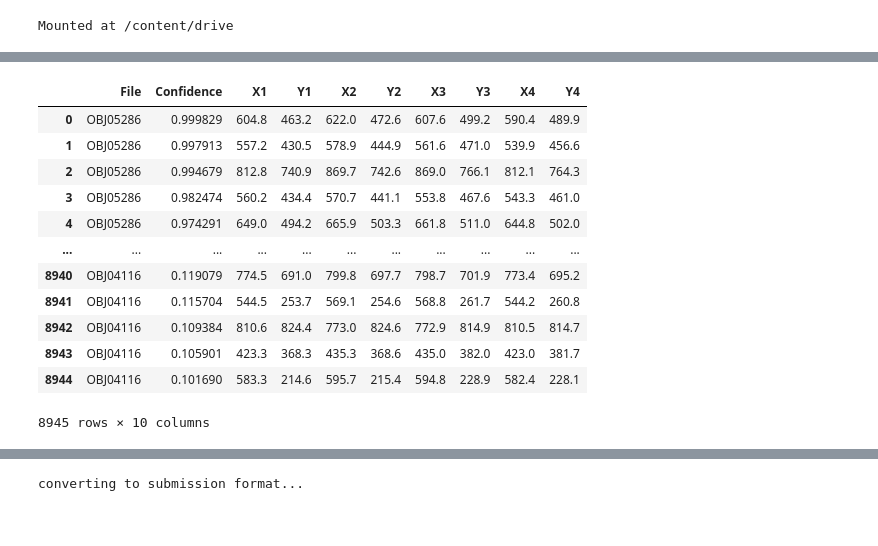
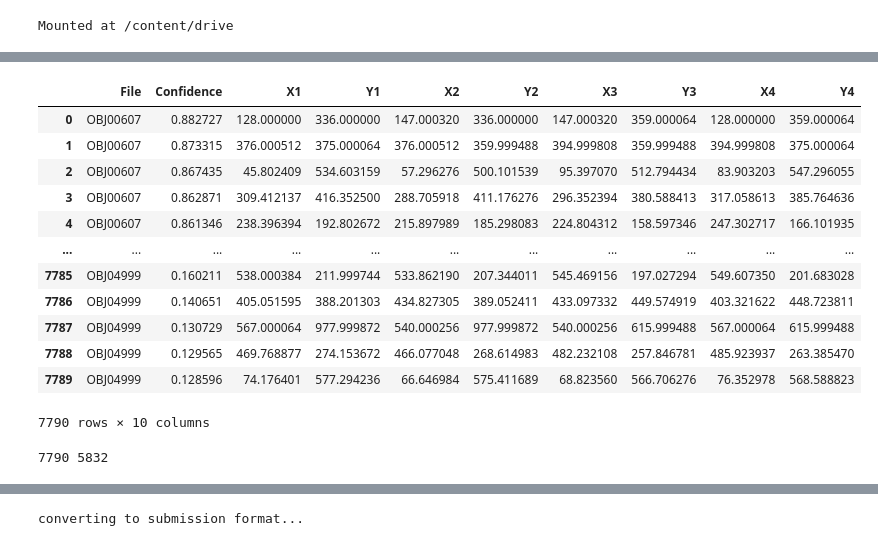
Before and after one commit to Aprilistic/42AI-Container-Detection-in-SAI, a Jupyter notebook: detect_nms.ipynb, the cells around one changed output, grey strips where cells are left out. Saved outputs shown, nothing was run; the diff lists cells and outputs as text; code cells hidden in the pictures.

```diff
--- a/detect_nms.ipynb
+++ b/detect_nms.ipynb
@@ -36,16 +21,0 @@ df = pd.read_csv('60000_wo_backbone.csv')
-# %%
-df
-# %% [output]
-|  | File | Confidence | X1 | Y1 | X2 | Y2 | X3 | Y3 | X4 | Y4 |
-| 0 | OBJ05286 | 0.999829 | 604.8 | 463.2 | 622.0 | 472.6 | 607.6 | 499.2 | 590.4 | 489.9 |
-| 1 | OBJ05286 | 0.997913 | 557.2 | 430.5 | 578.9 | 444.9 | 561.6 | 471.0 | 539.9 | 456.6 |
-| 2 | OBJ05286 | 0.994679 | 812.8 | 740.9 | 869.7 | 742.6 | 869.0 | 766.1 | 812.1 | 764.3 |
-| 3 | OBJ05286 | 0.982474 | 560.2 | 434.4 | 570.7 | 441.1 | 553.8 | 467.6 | 543.3 | 461.0 |
-| 4 | OBJ05286 | 0.974291 | 649.0 | 494.2 | 665.9 | 503.3 | 661.8 | 511.0 | 644.8 | 502.0 |
-| ... | ... | ... | ... | ... | ... | ... | ... | ... | ... | ... |
-| 8940 | OBJ04116 | 0.119079 | 774.5 | 691.0 | 799.8 | 697.7 | 798.7 | 701.9 | 773.4 | 695.2 |
-| 8941 | OBJ04116 | 0.115704 | 544.5 | 253.7 | 569.1 | 254.6 | 568.8 | 261.7 | 544.2 | 260.8 |
-| 8942 | OBJ04116 | 0.109384 | 810.6 | 824.4 | 773.0 | 824.6 | 772.9 | 814.9 | 810.5 | 814.7 |
-| 8943 | OBJ04116 | 0.105901 | 423.3 | 368.3 | 435.3 | 368.6 | 435.0 | 382.0 | 423.0 | 381.7 |
-| 8944 | OBJ04116 | 0.101690 | 583.3 | 214.6 | 595.7 | 215.4 | 594.8 | 228.9 | 582.4 | 228.1 |
-8945 rows × 10 columns
@@ -51,0 +25,22 @@ df
+# %%
+df1
+# %% [output]
+|  | File | Confidence | X1 | Y1 | X2 | Y2 | X3 | Y3 | X4 | Y4 |
+| 0 | OBJ00607 | 0.882727 | 128.000000 | 336.000000 | 147.000320 | 336.000000 | 147.000320 | 359.000064 | 128.000000 | 359.000064 |
+| 1 | OBJ00607 | 0.873315 | 376.000512 | 375.000064 | 376.000512 | 359.999488 | 394.999808 | 359.999488 | 394.999808 | 375.000064 |
+| 2 | OBJ00607 | 0.867435 | 45.802409 | 534.603159 | 57.296276 | 500.101539 | 95.397070 | 512.794434 | 83.903203 | 547.296055 |
+| 3 | OBJ00607 | 0.862871 | 309.412137 | 416.352500 | 288.705918 | 411.176276 | 296.352394 | 380.588413 | 317.058613 | 385.764636 |
+| 4 | OBJ00607 | 0.861346 | 238.396394 | 192.802672 | 215.897989 | 185.298083 | 224.804312 | 158.597346 | 247.302717 | 166.101935 |
+| ... | ... | ... | ... | ... | ... | ... | ... | ... | ... | ... |
+| 7785 | OBJ04999 | 0.160211 | 538.000384 | 211.999744 | 533.862190 | 207.344011 | 545.469156 | 197.027294 | 549.607350 | 201.683028 |
+| 7786 | OBJ04999 | 0.140651 | 405.051595 | 388.201303 | 434.827305 | 389.052411 | 433.097332 | 449.574919 | 403.321622 | 448.723811 |
+| 7787 | OBJ04999 | 0.130729 | 567.000064 | 977.999872 | 540.000256 | 977.999872 | 540.000256 | 615.999488 | 567.000064 | 615.999488 |
+| 7788 | OBJ04999 | 0.129565 | 469.768877 | 274.153672 | 466.077048 | 268.614983 | 482.232108 | 257.846781 | 485.923937 | 263.385470 |
+| 7789 | OBJ04999 | 0.128596 | 74.176401 | 577.294236 | 66.646984 | 575.411689 | 68.823560 | 566.706276 | 76.352978 | 568.588823 |
+7790 rows × 10 columns
+# %%
+combine_df = pd.concat((df1, df2), axis = 0)
+print(len(df1), len(df2))
+df = combine_df
+# %% [output]
+7790 5832
```
Also changed, not shown: parts of 18 cells of this notebook.
